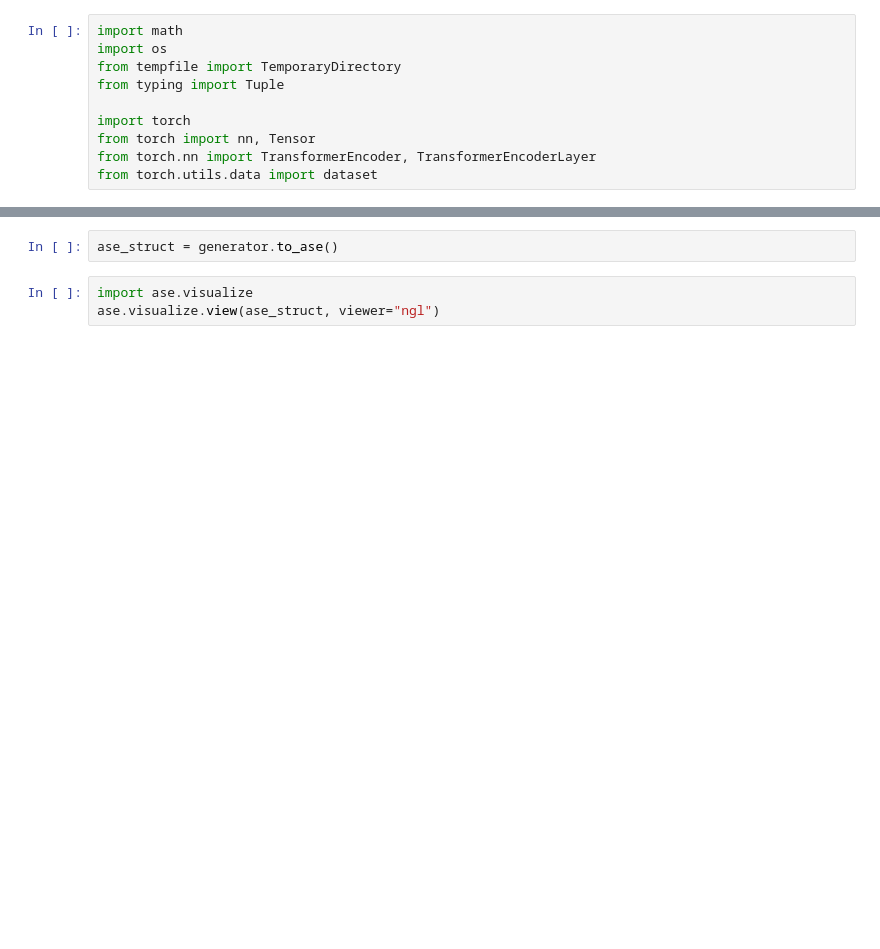
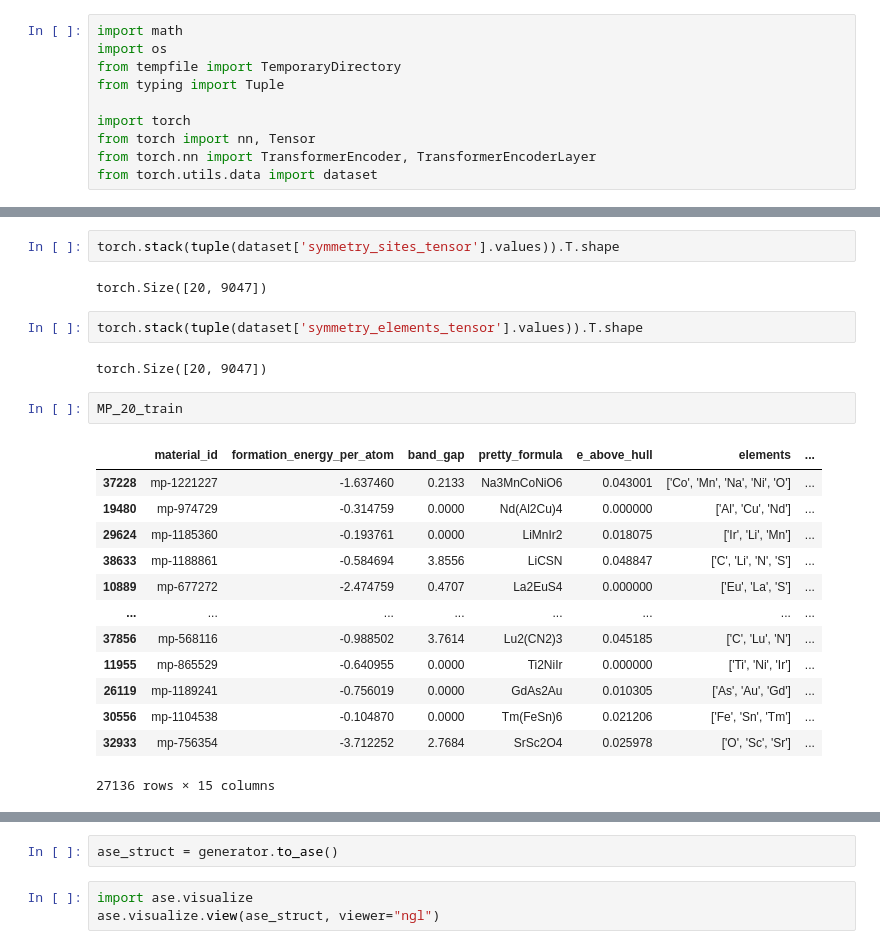
Before and after one commit to kedhip/WyckoffTransformer, a Jupyter notebook: Playground.ipynb, the cells around one changed output, grey strips where cells are left out. Saved outputs shown, nothing was run; the diff lists cells and outputs as text; blank space fills up the shorter version.

```diff
--- a/Playground.ipynb
+++ b/Playground.ipynb
@@ -455,0 +252,24 @@ generator.from_random(3, group_number, species=["C"], numIons=[mutliplicity], si
+# %%
+torch.stack(tuple(dataset['symmetry_sites_tensor'].values)).T.shape
+# %% [output]
+torch.Size([20, 9047])
+# %%
+torch.stack(tuple(dataset['symmetry_elements_tensor'].values)).T.shape
+# %% [output]
+torch.Size([20, 9047])
+# %%
+MP_20_train
+# %% [output]
+|  | material_id | formation_energy_per_atom | band_gap | pretty_formula | e_above_hull | elements | ... |
+| 37228 | mp-1221227 | -1.637460 | 0.2133 | Na3MnCoNiO6 | 0.043001 | ['Co', 'Mn', 'Na', 'Ni', 'O'] | ... |
+| 19480 | mp-974729 | -0.314759 | 0.0000 | Nd(Al2Cu)4 | 0.000000 | ['Al', 'Cu', 'Nd'] | ... |
+| 29624 | mp-1185360 | -0.193761 | 0.0000 | LiMnIr2 | 0.018075 | ['Ir', 'Li', 'Mn'] | ... |
+| 38633 | mp-1188861 | -0.584694 | 3.8556 | LiCSN | 0.048847 | ['C', 'Li', 'N', 'S'] | ... |
+| 10889 | mp-677272 | -2.474759 | 0.4707 | La2EuS4 | 0.000000 | ['Eu', 'La', 'S'] | ... |
+| ... | ... | ... | ... | ... | ... | ... | ... |
+| 37856 | mp-568116 | -0.988502 | 3.7614 | Lu2(CN2)3 | 0.045185 | ['C', 'Lu', 'N'] | ... |
+| 11955 | mp-865529 | -0.640955 | 0.0000 | Ti2NiIr | 0.000000 | ['Ti', 'Ni', 'Ir'] | ... |
+| 26119 | mp-1189241 | -0.756019 | 0.0000 | GdAs2Au | 0.010305 | ['As', 'Au', 'Gd'] | ... |
+| 30556 | mp-1104538 | -0.104870 | 0.0000 | Tm(FeSn)6 | 0.021206 | ['Fe', 'Sn', 'Tm'] | ... |
+| 32933 | mp-756354 | -3.712252 | 2.7684 | SrSc2O4 | 0.025978 | ['O', 'Sc', 'Sr'] | ... |
+27136 rows × 15 columns
```
Also changed, not shown: parts of 79 cells of this notebook, 2 other files.
